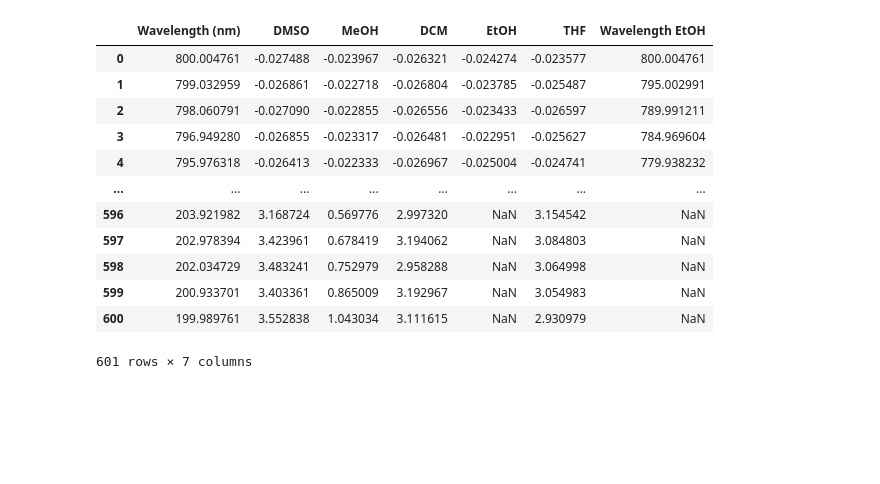
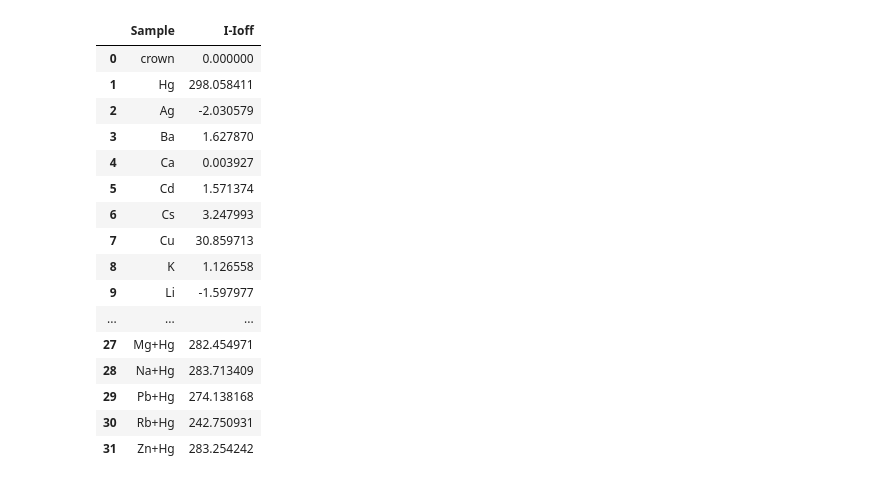
Before and after one commit to UTA-REST/HgMonsterPlots, a Jupyter notebook: Figure6.ipynb, the cells around one changed output. Saved outputs shown, nothing was run; the diff lists cells and outputs as text; code cells hidden in the pictures; blank space fills up the shorter version.

```diff
--- a/Figure6.ipynb
+++ b/Figure6.ipynb
@@ -6,20 +6,24 @@ import numpy as np
 import pandas as pd
 %matplotlib inline
 # %%
-dat=pd.read_excel("Data/Solvents_Isolated.xlsx")
+dat=pd.read_excel("Data/EtOHMetalsisolated.xlsx")
 dat
 # %% [output]
-|  | Wavelength (nm) | DMSO | MeOH | DCM | EtOH | THF | Wavelength EtOH |
-| 0 | 800.004761 | -0.027488 | -0.023967 | -0.026321 | -0.024274 | -0.023577 | 800.004761 |
-| 1 | 799.032959 | -0.026861 | -0.022718 | -0.026804 | -0.023785 | -0.025487 | 795.002991 |
-| 2 | 798.060791 | -0.027090 | -0.022855 | -0.026556 | -0.023433 | -0.026597 | 789.991211 |
-| 3 | 796.949280 | -0.026855 | -0.023317 | -0.026481 | -0.022951 | -0.025627 | 784.969604 |
-| 4 | 795.976318 | -0.026413 | -0.022333 | -0.026967 | -0.025004 | -0.024741 | 779.938232 |
-| ... | ... | ... | ... | ... | ... | ... | ... |
-| 596 | 203.921982 | 3.168724 | 0.569776 | 2.997320 | NaN | 3.154542 | NaN |
-| 597 | 202.978394 | 3.423961 | 0.678419 | 3.194062 | NaN | 3.084803 | NaN |
-| 598 | 202.034729 | 3.483241 | 0.752979 | 2.958288 | NaN | 3.064998 | NaN |
-| 599 | 200.933701 | 3.403361 | 0.865009 | 3.192967 | NaN | 3.054983 | NaN |
-| 600 | 199.989761 | 3.552838 | 1.043034 | 3.111615 | NaN | 2.930979 | NaN |
+|  | Sample | I-Ioff |
+| 0 | crown | 0.000000 |
+| 1 | Hg | 298.058411 |
+| 2 | Ag | -2.030579 |
+| 3 | Ba | 1.627870 |
+| 4 | Ca | 0.003927 |
+| 5 | Cd | 1.571374 |
+| 6 | Cs | 3.247993 |
+| 7 | Cu | 30.859713 |
+| 8 | K | 1.126558 |
+| 9 | Li | -1.597977 |
+| ... | ... | ... |
+| 27 | Mg+Hg | 282.454971 |
+| 28 | Na+Hg | 283.713409 |
+| 29 | Pb+Hg | 274.138168 |
+| 30 | Rb+Hg | 242.750931 |
+| 31 | Zn+Hg | 283.254242 |
-601 rows × 7 columns
 # %%
```
Also changed, not shown: parts of 4 cells of this notebook, 34 other files.
